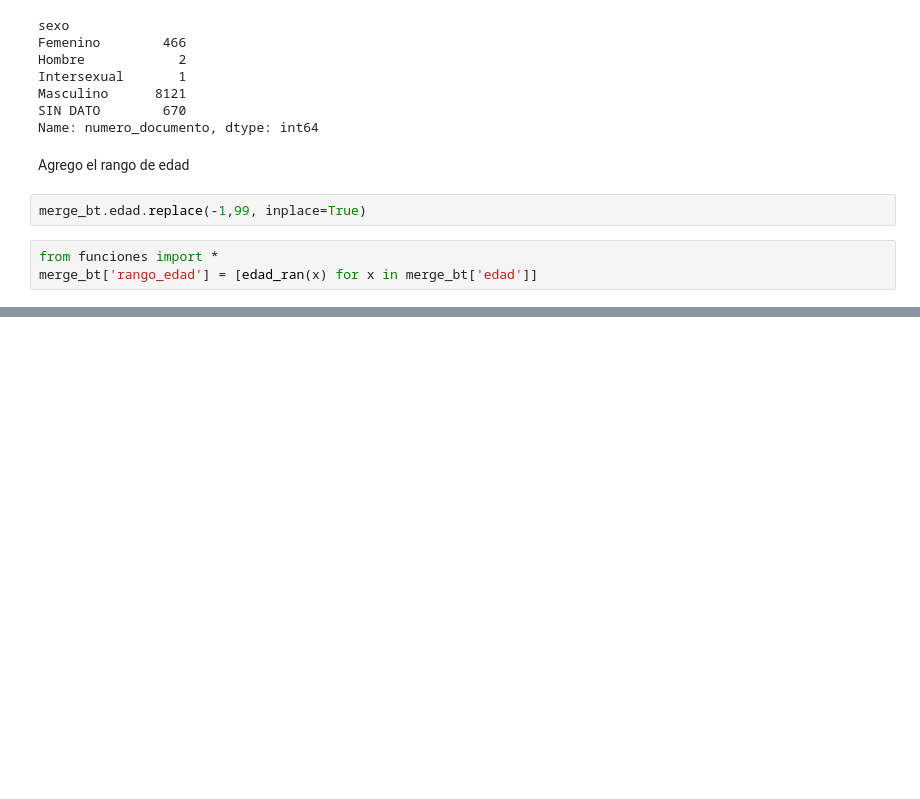
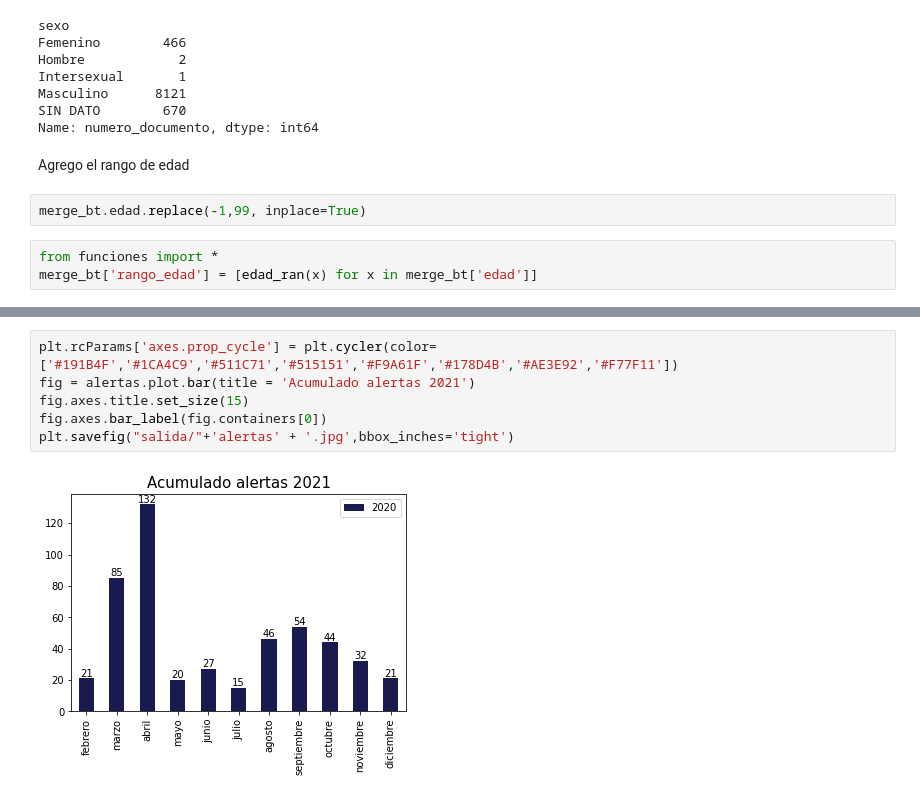
Before and after one commit to jarboledac/vsex_med, a Jupyter notebook: Untitled-1.ipynb, the cells around one changed output, grey strips where cells are left out. Saved outputs shown, nothing was run; the diff lists cells and outputs as text; blank space fills up the shorter version.

```diff
--- a/Untitled-1.ipynb
+++ b/Untitled-1.ipynb
@@ -1130,0 +1199,8 @@ pd.pivot_table(merge_bt, index = 'rango_edad', columns= 'year',aggfunc='count')[
+# %%
+plt.rcParams['axes.prop_cycle'] = plt.cycler(color=['#191B4F','#1CA4C9','#511C71','#515151','#F9A61F','#178D4B','#AE3E92','#F77F11'])
+fig = alertas.plot.bar(title = 'Acumulado alertas 2021')
+fig.axes.title.set_size(15)
+fig.axes.bar_label(fig.containers[0])
+plt.savefig("salida/"+'alertas' + '.jpg',bbox_inches='tight')
+# %% [output]
+[figure, added]
```
Also changed, not shown: parts of 21 cells of this notebook, 1 other file.
